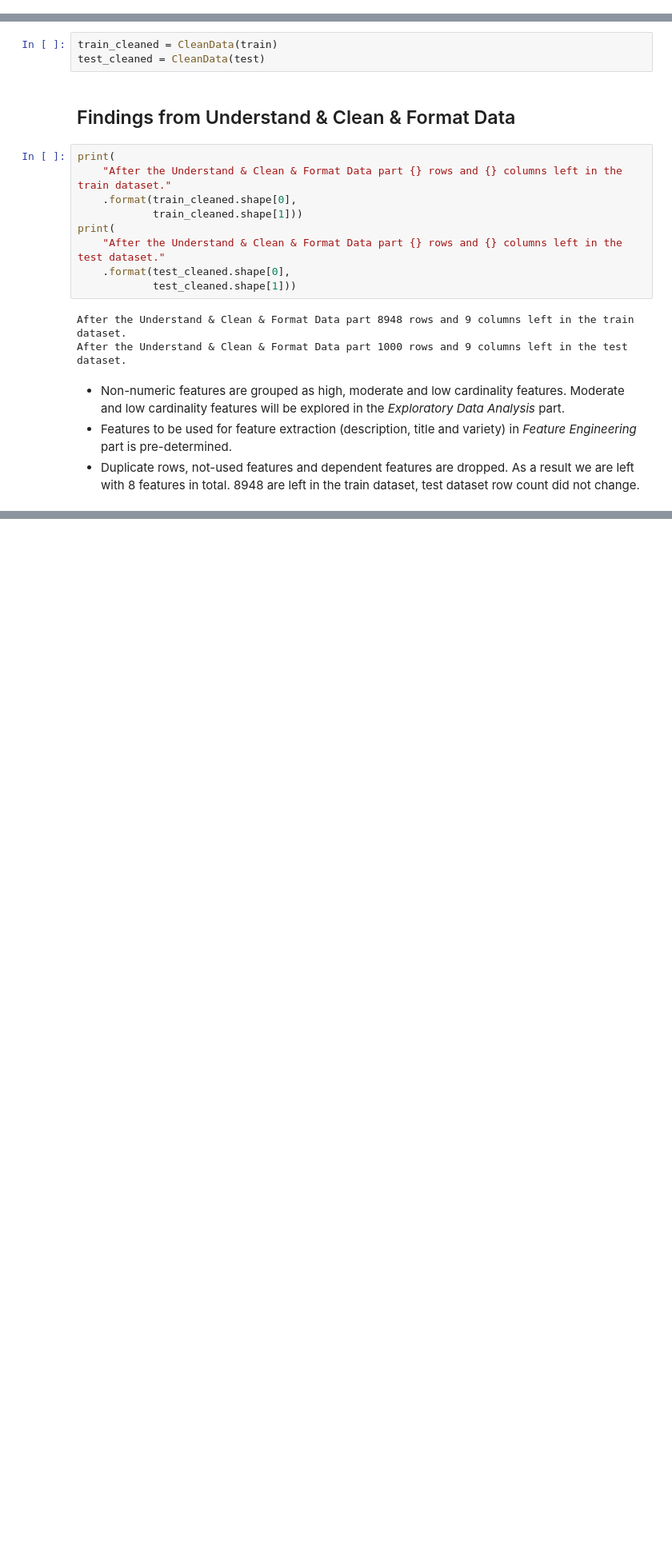
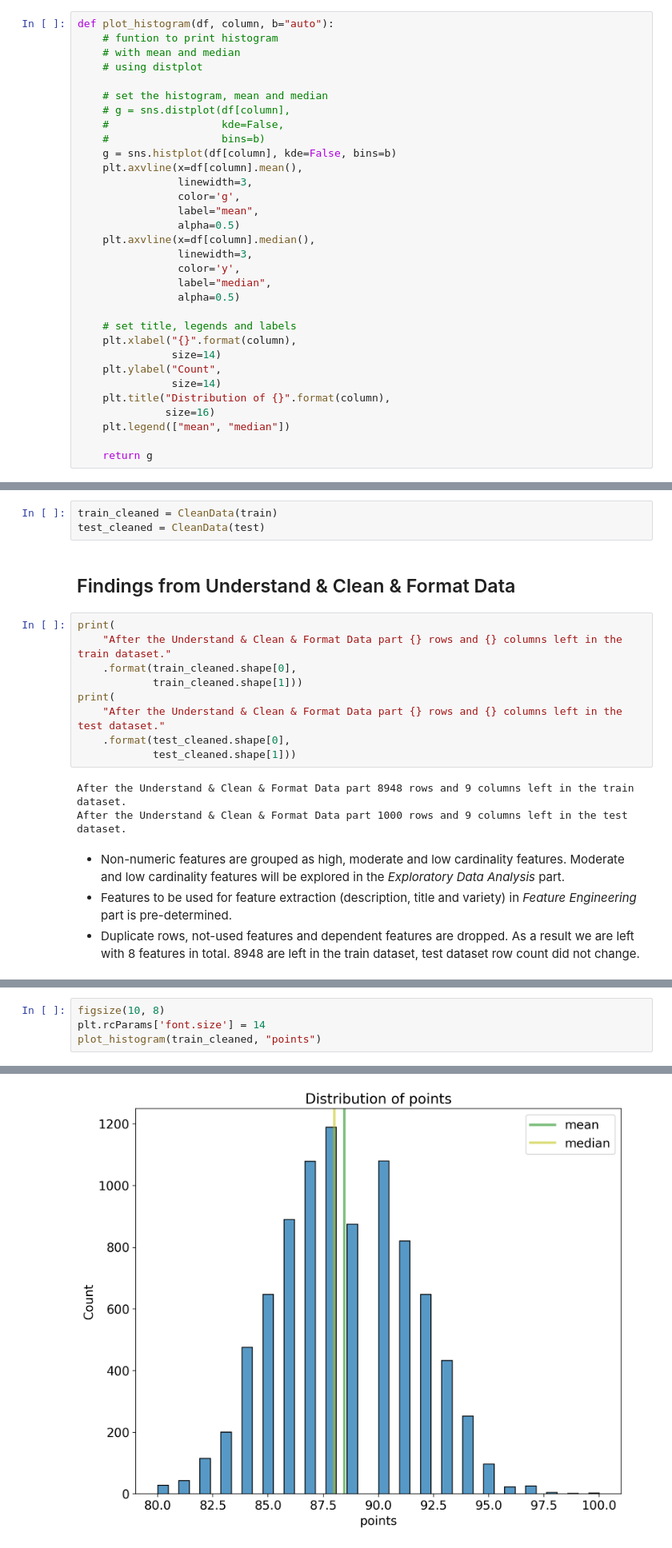
Before and after one commit to Uemerson/building-an-automated-machine-learning-pipeline, a Jupyter notebook: notebooks/WineRatingPredictor-1.ipynb, the cells around one changed output, grey strips where cells are left out. Shown at 80% size. Drawn from its saved outputs; the diff is of its cells as text; blank space fills up the shorter version.

```diff
--- a/notebooks/WineRatingPredictor-1.ipynb
+++ b/notebooks/WineRatingPredictor-1.ipynb
@@ -60,3 +62,35 @@ def missing_values_table(df):
+# %%
+def plot_histogram(df, column, b="auto"):
+    # funtion to print histogram
+    # with mean and median
+    # using distplot
+
+    # set the histogram, mean and median
+    # g = sns.distplot(df[column],
+    #                  kde=False,
+    #                  bins=b)
+    g = sns.histplot(df[column], kde=False, bins=b)
+    plt.axvline(x=df[column].mean(),
+                linewidth=3,
+                color='g',
+                label="mean",
+                alpha=0.5)
+    plt.axvline(x=df[column].median(),
+                linewidth=3,
+                color='y',
+                label="median",
+                alpha=0.5)
+
+    # set title, legends and labels
+    plt.xlabel("{}".format(column),
+               size=14)
+    plt.ylabel("Count",
+               size=14)
+    plt.title("Distribution of {}".format(column),
+              size=16)
+    plt.legend(["mean", "median"])
+
+    return g
 # %% [markdown]
 # Understand & Clean & Format Data
 # %%
@@ -388,0 +427,5 @@ After the Understand & Clean & Format Data part 1000 rows and 9 columns left in
+# %%
+figsize(10, 8)
+plt.rcParams['font.size'] = 14
+plot_histogram(train_cleaned, "points")
+# %% [output]
@@ -388,0 +433 @@ After the Understand & Clean & Format Data part 1000 rows and 9 columns left in
+[figure, added]
```
Also changed, not shown: parts of 7 cells of this notebook.
